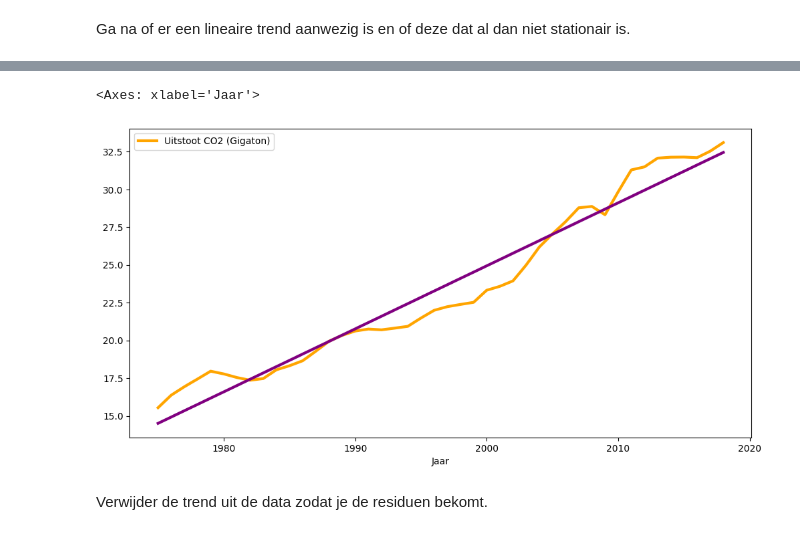
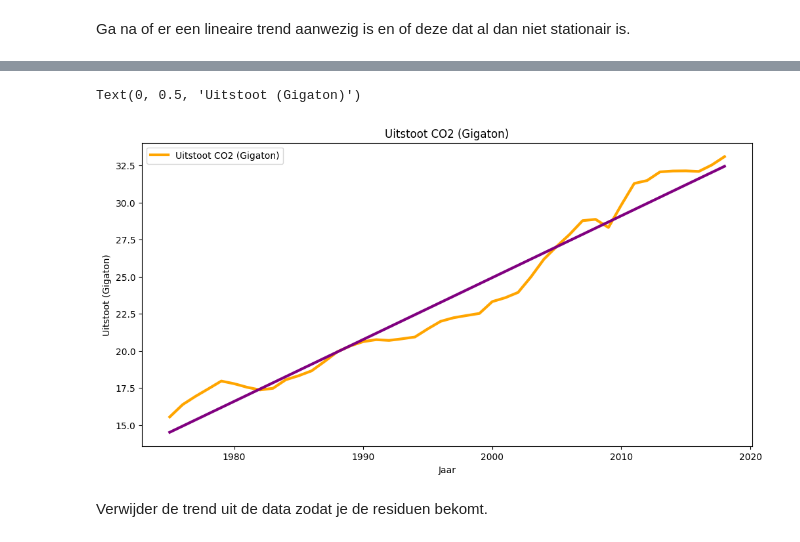
Before and after one commit to pascal-maker/Python, a Jupyter notebook: Labo_08_Niet_stationaire_tijdsreeksen_opgave.ipynb, the cells around one changed output, grey strips where cells are left out. Drawn from its saved outputs; the diff is of its cells as text; code cells hidden in the pictures.

```diff
--- a/Labo_08_Niet_stationaire_tijdsreeksen_opgave.ipynb
+++ b/Labo_08_Niet_stationaire_tijdsreeksen_opgave.ipynb
@@ -18,7 +18,7 @@ De dataset CO<sup>2 </sup> bevat historische gegevens van de wereldwijde CO<sup>
 
 Laad het bestand `CO2.csv` in als de dataset, gebruik de kolom jaar als de index kolom
 # %%
-dataset = pd.read_csv('/content/CO2.csv', index_col='Jaar')
+dataset = pd.read_csv('CO2.csv', index_col=0)
 dataset.head()
 # %% [output]
 |  | Uitstoot CO2 (Gigaton) |
@@ -54,9 +112,12 @@ Richtingscoëfficiënt= 0.4172762508809019
 # %%
-dataset.plot(color='orange',linewidth=3,figsize=(12,6))
+dataset.plot(color='orange', linewidth=3, figsize=(12,6))
 sns.lineplot(x=x,y=regressionline.predict(x.reshape(-1,1)),color='purple',linewidth=3)
+plt.title('Uitstoot CO2 (Gigaton)')
+plt.xlabel("Jaar")
+plt.ylabel("Uitstoot (Gigaton)")
 # %% [output]
-<Axes: xlabel='Jaar'>
+Text(0, 0.5, 'Uitstoot (Gigaton)')
-[figure, old version]
+[figure, new version]
 # %% [markdown]
 Verwijder de trend uit de data zodat je de residuen bekomt.
 # %%
```
Also changed, not shown: parts of 90 cells of this notebook.
